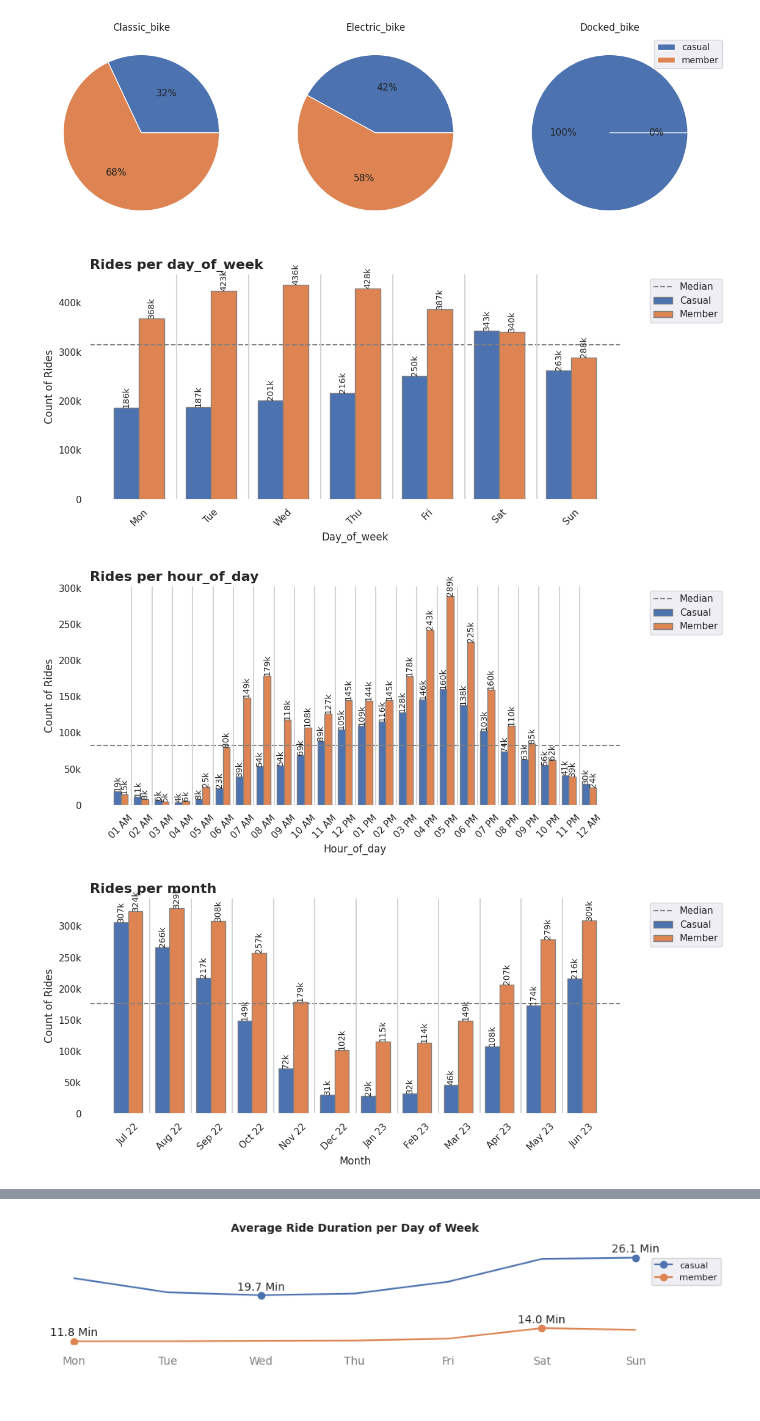
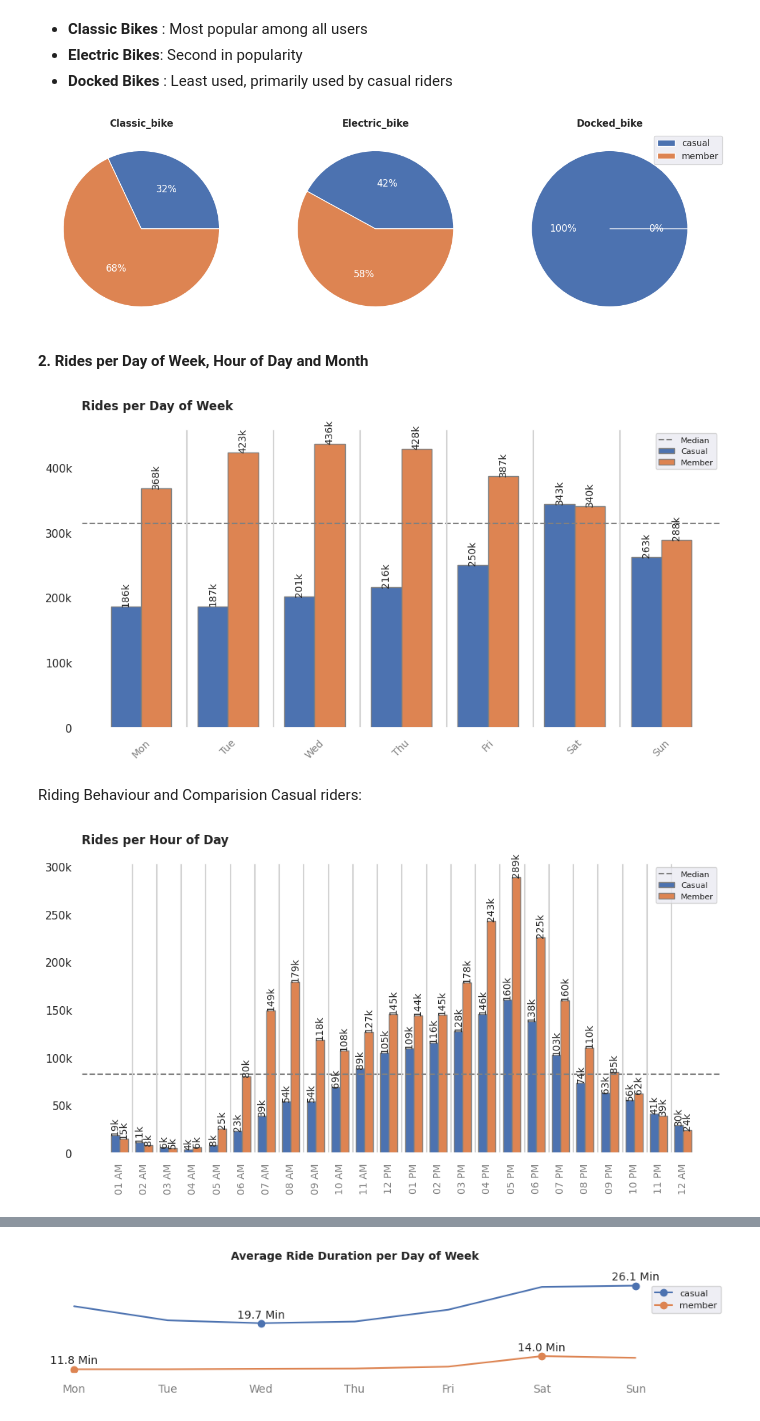
Before and after one commit to hanghuynh09/Bike-Share-Analysis, a Jupyter notebook: cyclist_bike_share_analysis.ipynb, the cells around one changed output, grey strips where cells are left out. Saved outputs shown, nothing was run; the diff lists cells and outputs as text; code cells hidden in the pictures.

```diff
--- a/cyclist_bike_share_analysis.ipynb
+++ b/cyclist_bike_share_analysis.ipynb
@@ -297,3 +292,7 @@ plt.show()
+# %% [markdown]
+* **Classic Bikes** : Most popular among all users
+* **Electric Bikes**: Second in popularity
+* **Docked Bikes** : Least used, primarily used by casual riders
 # %%
 # pie chart showing percentage of member types in each rideable type
 def plot_bike_pie_charts(df, bike_type):
@@ -304,15 +303,18 @@ def plot_bike_pie_charts(df, bike_type):
         percent_casual = round(df_bike[df_bike['member_casual'] == 'casual'].shape[0]/df_bike.shape[0], 2)
         percent_member = 1 - percent_casual
 
-        axes[i].pie([percent_casual, percent_member], autopct = '%1.0f%%')
-        axes[i].set_title(bike_type.capitalize())
+        axes[i].pie([percent_casual, percent_member], autopct = '%1.0f%%', textprops={'color':'w'})
+        axes[i].set_title(bike_type.capitalize(), fontweight='bold')
+
 
     plt.legend(['casual', 'member'], loc="upper right",  bbox_to_anchor=(1.1,1))
     plt.show()
 
-plot_bike_pie_charts(df,['classic_bike', 'electric_bike','docked_bike'])
+plot_bike_pie_charts(df, ['classic_bike', 'electric_bike','docked_bike'])
 # %% [output]
-[figure, old version]
+[figure, new version]
+# %% [markdown]
+**2. Rides per Day of Week, Hour of Day and Month**
 # %%
 from matplotlib.ticker import FuncFormatter
 
@@ -345,47 +347,60 @@ def plot_day_hour(df, column_x):
     bars1 = plt.bar(r_casual, df_grouped_sorted['casual'], width=bar_width, edgecolor='grey', label='Casual')
     bars2 = plt.bar(r_member, df_grouped_sorted['member'], width=bar_width, edgecolor='grey', label='Member')
 
-    plt.xlabel(column_x.capitalize())
-    plt.ylabel('Count of Rides')
-    plt.title(f'Rides per {column_x}', fontweight='bold', loc='left', fontsize=16)
-    plt.xticks([r + bar_width / 2 for r in range(len(df_grouped_sorted))], df_grouped_sorted[column_x], rotation=45)
+    plt.xticks([r + bar_width / 2 for r in range(len(df_grouped_sorted))], df_grouped_sorted[column_x], rotation=45, color='gray')
     plt.gca().set_facecolor('white')
 
     # Adjust layout to prevent clipping of labels
     plt.tight_layout()
 
     # Calculate median of ride counts
     median = np.median(df_grouped_sorted[['casual', 'member']].values)
     plt.axhline(median, color='grey', linestyle='--', label='Median')
 
     # Formatting the y-axis tick labels
     def format_func(value, tick_number):
         if value >= 1000:
             value = int(value) / 1000
             return f'{value:.0f}k'
         else:
             return int(value)
     plt.gca().yaxis.set_major_formatter(FuncFormatter(format_func))
 
     # Function to add labels to bars
     def autolabel(bars):
         for bar in bars:
             height = bar.get_height()
-            plt.text(bar.get_x() + bar.get_width() / 2, height + 0.5, format_func(height, 0), ha='center', va='bottom', fontsize=10, rotation = 90)
+            plt.text(bar.get_x() + bar.get_width() / 2, height + 1.0, format_func(height, 0), ha='center', va='bottom', fontsize=10, rotation = 90 )
     autolabel(bars1)
     autolabel(bars2)
+
+    # Set appropriate title
+    if column_x == 'month':
+        plt.title('Rides per Month',loc='left', fontweight='bold' , fontsize=12, pad=20)
+    elif column_x == 'day_of_week':
+        plt.title('Rides per Day of Week',loc='left', fontweight='bold' , fontsize=12, pad=20)
+    elif column_x == 'hour_of_day':
+        plt.title('Rides per Hour of Day',loc='left', fontweight='bold' , fontsize=12, pad=20)
 
     # Add vertical dashed lines to separate each month
     for i in range(len(df_grouped_sorted) - 1):
         plt.axvline(x=i + 0.70, color='lightgray')
+    # formatting x-axis value style
+    if column_x == 'hour_of_day':
+        plt.xticks(color='gray', fontsize = 10, rotation = 90)
+    else:
+        plt.xticks(color='gray', fontsize = 10, rotation = 45)
 
-    plt.legend(loc="upper right",  bbox_to_anchor=(1.2,1) )
+    plt.legend(loc="upper right",  bbox_to_anchor=(1,1), fontsize=8 )
     plt.show()
 
-plot_day_hour(df, 'day_of_week')  # For day_of_week
-plot_day_hour(df, 'hour_of_day')  # For hour_of_day
-plot_day_hour(df, 'month')
+plot_day_hour(df, 'day_of_week')
 # %% [output]
-[figure, old version]
+[figure, new version]
-[figure, removed]
-[figure, removed]
+# %% [markdown]
+Riding Behaviour and Comparision
+Casual riders:
+# %%
+plot_day_hour(df, 'hour_of_day')
+# %% [output]
+[figure, added]
```
Also changed, not shown: parts of 11 cells of this notebook.
